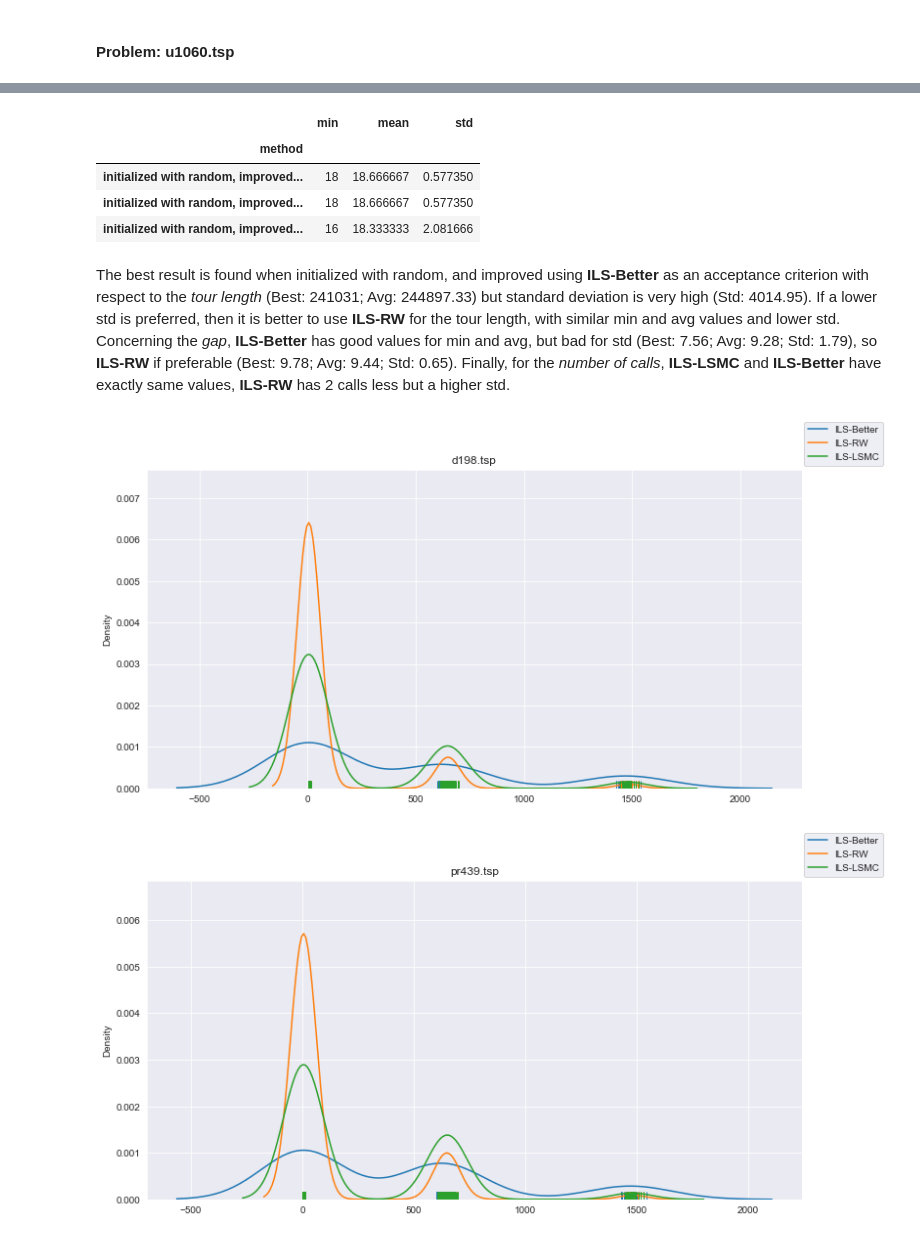
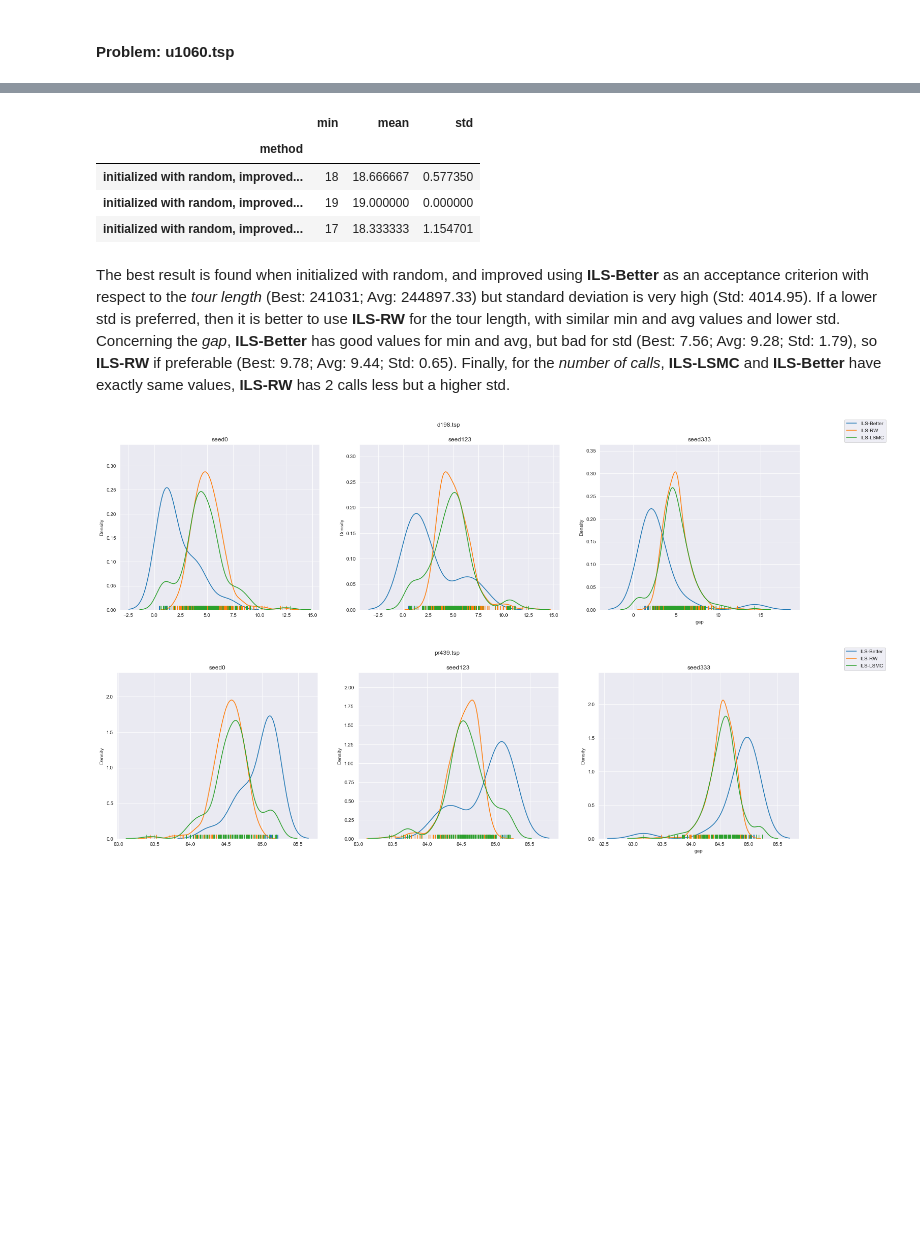
Before and after one commit to SimoneMugnai/AI_USI_MA_Assignments, a Jupyter notebook: Solution-ILS_for_the_TSP.ipynb, the cells around one changed output, grey strips where cells are left out. Drawn from its saved outputs; the diff is of its cells as text; code cells hidden in the pictures; blank space fills up the shorter version.

```diff
--- a/Solution-ILS_for_the_TSP.ipynb
+++ b/Solution-ILS_for_the_TSP.ipynb
@@ -298,8 +298,6 @@ cost_sol_LSMC = []
 
 # Creating a dictionary with the names of the instances as keys and an empty dictionary as values.
 names_instances = ["d198.tsp", "pr439.tsp", "u1060.tsp"]
-samples = {name: {} for name in names_instances}
-collectors = [cost_sol_better, cost_sol_RW, cost_sol_LSMC]
 
 # Creating a list of initializers and a list of functions that will be used to initialize the weights.
 initializers = ["random"]
@@ -311,9 +309,11 @@ improve_functions = [ILSBetter.solve, ILSRw.solve, ILSLsmc.solve]
 
 results = []
 index = []
+samples = {name: {improve: {seed: [] for seed in seeds} for improve in improvements} for name in names_instances}
 
 # Running the solver for each instance, for each improvement method, for each initializer, for each seed.
 for s_ in seeds:
+  collectors = [cost_sol_better, cost_sol_RW, cost_sol_LSMC]
   for i, init in enumerate(initializers):
     for j, improve in enumerate(improvements):
       solver = Solver_TSP((init, init_functions[i]), seed_=s_, stop_run_after=time_to_solve)
@@ -323,13 +323,18 @@ for s_ in seeds:
         solver(instance)
         index.append((name, instance.best_sol, solver.name_method, s_))
         results.append([solver.found_length, solver.gap, solver.time_to_solve, solver.ls_calls])
-        samples[name][improve] = np.round(np.abs(np.array(collectors[j]) - ic.best_sol) / ic.best_sol * 100, 2)
+        samples[name][improve][s_] = np.round(np.abs(np.array(collectors[j]) - instance.best_sol) / instance.best_sol * 100, 2)
+        if j == 0:
+          cost_sol_better = []
+        elif j == 1:
+          cost_sol_RW = []
+        else:
+          cost_sol_LSMC = []
 
 index = pd.MultiIndex.from_tuples(index, names=['problem', 'optimal length', 'method', 'seed'])
 
 df = pd.DataFrame(results, index=index, columns=["tour length", "gap", "time to solve", "calls local search"])
 df
-# df.to_csv(str(time_to_solve) + '_seconds_' + str(seeds[-1]) + '_data.csv', index=True)
 # %% [output]
 |  |  |  |  | tour length | gap | time to solve | calls local search |
 | problem | optimal length | method | seed |  |  |  |  |
@@ -525,8 +530,8 @@ df3.groupby(['method'])['calls local search'].agg(['min', 'mean', 'std'])
 |  | min | mean | std |
 | method |  |  |  |
 | initialized with random, improved... | 18 | 18.666667 | 0.577350 |
-| initialized with random, improved... | 18 | 18.666667 | 0.577350 |
-| initialized with random, improved... | 16 | 18.333333 | 2.081666 |
+| initialized with random, improved... | 19 | 19.000000 | 0.000000 |
+| initialized with random, improved... | 17 | 18.333333 | 1.154701 |
 # %% [markdown]
 The best result is found when initialized with random, and improved using **ILS-Better** as an acceptance criterion with respect to the *tour length* (Best: 241031; Avg: 244897.33) but standard deviation is very high (Std: 4014.95). If a lower std is preferred, then it is better to use **ILS-RW** for the tour length, with similar min and avg values and lower std.
 Concerning the *gap*, **ILS-Better** has good values for min and avg, but bad for std (Best: 7.56; Avg: 9.28; Std: 1.79), so **ILS-RW** if preferable (Best: 9.78; Avg: 9.44; Std: 0.65).
@@ -534,14 +539,16 @@ Finally, for the *number of calls*, **ILS-LSMC** and **ILS-Better** have exactly
 # %%
 with warnings.catch_warnings():
   warnings.simplefilter("ignore")
   for instance in names_instances:
-    fig = plt.figure(figsize=(12, 6))
+    fig, axes = plt.subplots(1, 3, figsize=(24, 6))
     for improve in improvements:
-      sns.distplot(samples[instance][improve], rug=True, hist=False, label=improve)
+      for idx, s in enumerate(seeds):
+        sns.distplot(samples[instance][improve][s], rug=True, hist=False,  ax=axes[idx]).set_title('seed' + str(s))
 
-    fig.legend()
-    plt.title(instance)
+    fig.legend(handles=axes[0].lines, labels=improvements)
+    fig.suptitle(instance)
+    plt.xlabel('gap')
     plt.show()
 # %% [output]
-[figure, old version]
+[figure, new version]
-[figure, old version]
+[figure, new version]
```
Also changed, not shown: parts of 17 cells of this notebook.
